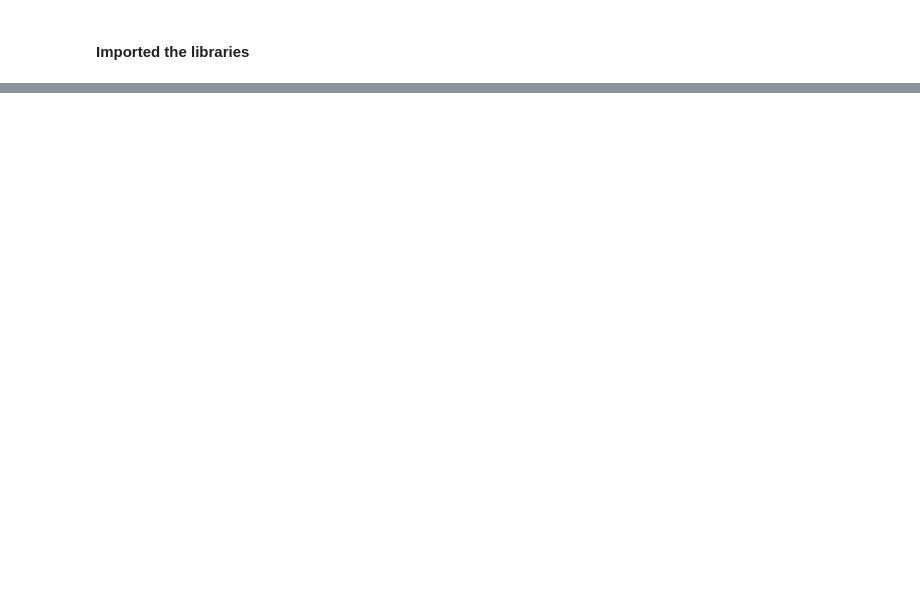
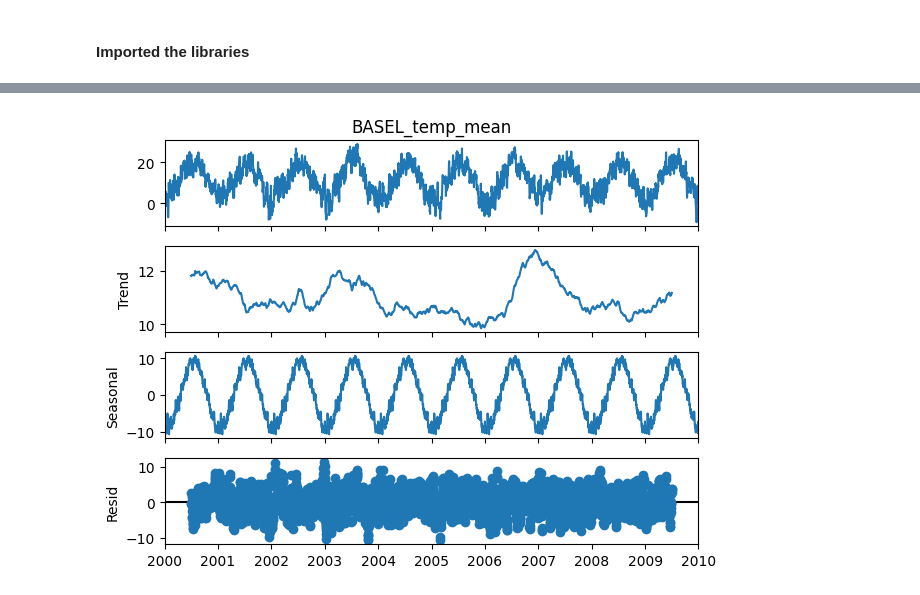
Before and after one commit to codERSunny812/python-learning, a Jupyter notebook: LP_3 Practicals/Assignment_2.ipynb, the cells around one changed output, grey strips where cells are left out. Saved outputs shown, nothing was run; the diff lists cells and outputs as text; code cells hidden in the pictures; blank space fills up the shorter version.

```diff
--- a/LP_3 Practicals/Assignment_2.ipynb
+++ b/LP_3 Practicals/Assignment_2.ipynb
@@ -142,0 +63,10 @@ plt.show()
+# %%
+# selecting the temp
+
+city_tmp = df['BASEL_temp_mean']
+
+# handle the missing value if present
+
+city_temp = city_temp.interpolate()
+
+city_temp
@@ -142,0 +122,8 @@ plt.show()
+# %%
+# seasonal decomposition
+
+result = seasonal_decompose(city_temp,model='additive',period=365)
+result.plot()
+plt.show()
+# %% [output]
+[figure, added]
```
Also changed, not shown: parts of 29 cells of this notebook, 1 other file.
